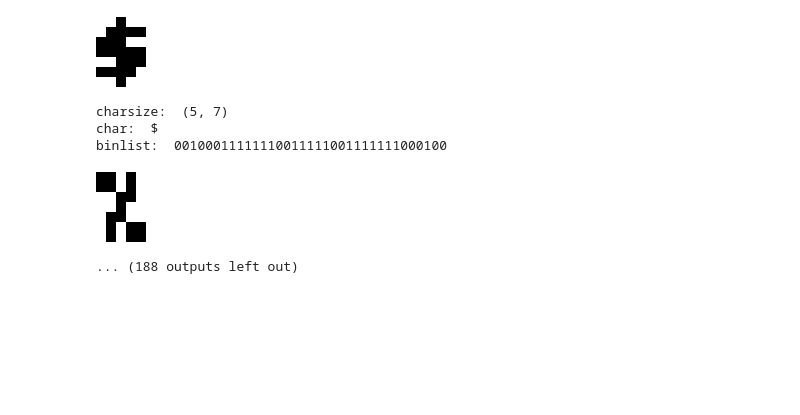
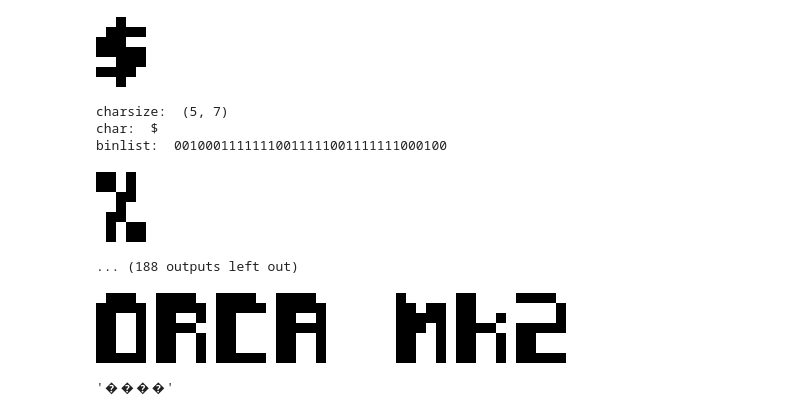
Before and after one commit to Rumidom/micropython_fontlib, a Jupyter notebook: BitmapDictionaryGenerator.ipynb, the cells around one changed output. Cells and saved outputs as stored; diff of their text form; code cells hidden in the pictures; blank space fills up the shorter version.

```diff
--- a/BitmapDictionaryGenerator.ipynb
+++ b/BitmapDictionaryGenerator.ipynb
@@ -106,3 +112,45 @@ binlist:  00100011111110011111001111111000100
 # %%
 with open('fonts_dictionary.py', 'w') as f:
     print("fontdict = ",dict, file=f)
+# %%
+def TestFont(BitmapPath,String,remove_padding = True,PaddingSize=1,fontsize = (5,7)):
+    alpha = [
+        ' ', '!', '"', '#', '$', '%', '&', "'", '(', ')', '*', '+', ',', '-', '.', '/',
+        '0', '1', '2', '3', '4', '5', '6', '7', '8', '9', ':', ';', '<', '=', '>', '?',
+        '@', 'A', 'B', 'C', 'D', 'E', 'F', 'G', 'H', 'I', 'J', 'K', 'L', 'M', 'N', 'O',
+        'P', 'Q', 'R', 'S', 'T', 'U', 'V', 'W', 'X', 'Y', 'Z', '[', '\\', ']', '^', '_',
+        '`', 'a', 'b', 'c', 'd', 'e', 'f', 'g', 'h', 'i', 'j', 'k', 'l', 'm', 'n', 'o',
+        'p', 'q', 'r', 's', 't', 'u', 'v', 'w', 'x', 'y', 'z', '{', '|', '}', '~'
+    ]
+    im = Image.open(BitmapPath)
+    Choped_images = chop_image(im, (fontsize[0]+PaddingSize*2,fontsize[1]+PaddingSize*2))
+    spacer = Image.new(mode = "RGB", size = (10, 70),color = (255, 255, 255))
+    img = None
+    for c in String:
+        for i in range(len(alpha)):
+            binlist = ''
+            #sz = font.getbbox(alpha[i])[2:]
+            canvas = Choped_images[i]
+            if remove_padding:
+                canvas = canvas.crop((PaddingSize, PaddingSize, canvas.size[0]-PaddingSize, canvas.size[1]-PaddingSize))
+            # draw the text onto the text canvas, and use blue as the text color
+            canvas_resized = canvas.resize(tuple([10*x for x in fontsize]),Image.Resampling.NEAREST)
+            # save the blank canvas to a file
+            if (c == alpha[i]):
+                if img == None:
+                    img = canvas_resized
+                else:
+
+                    img = get_concat_h(img, spacer)
+                    img = get_concat_h(img, canvas_resized)
+    return img
+# %%
+IM = TestFont("Bitmaps/futuristic (5,7).bmp","ORCA Mk2")
+# %%
+display(IM)
+# %% [output]
+[figure, added]
+# %%
+b'\xff\xff\xff\xff'.decode('utf8','replace')
+# %% [output]
+'����'
```
Also changed, not shown: parts of 1 cell of this notebook, 8 other files.
